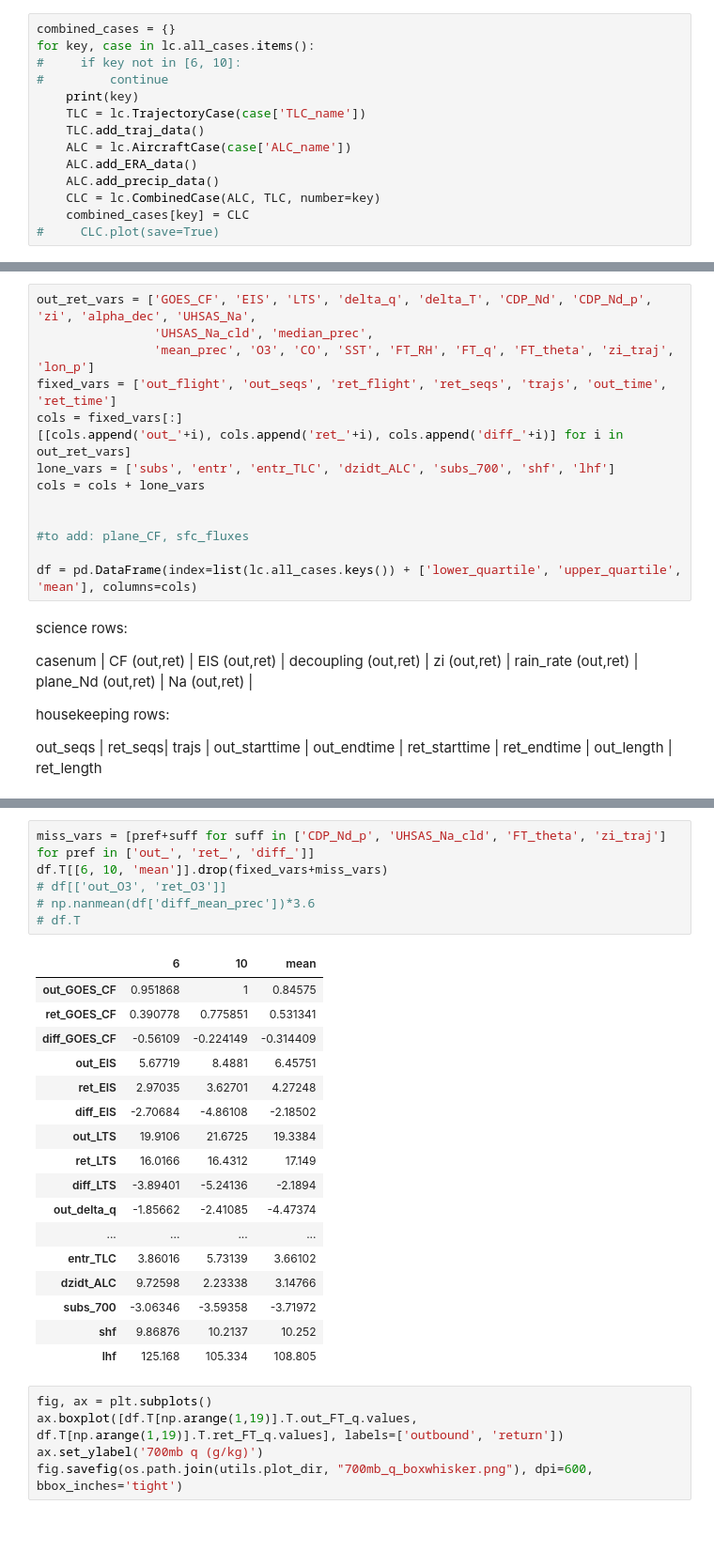
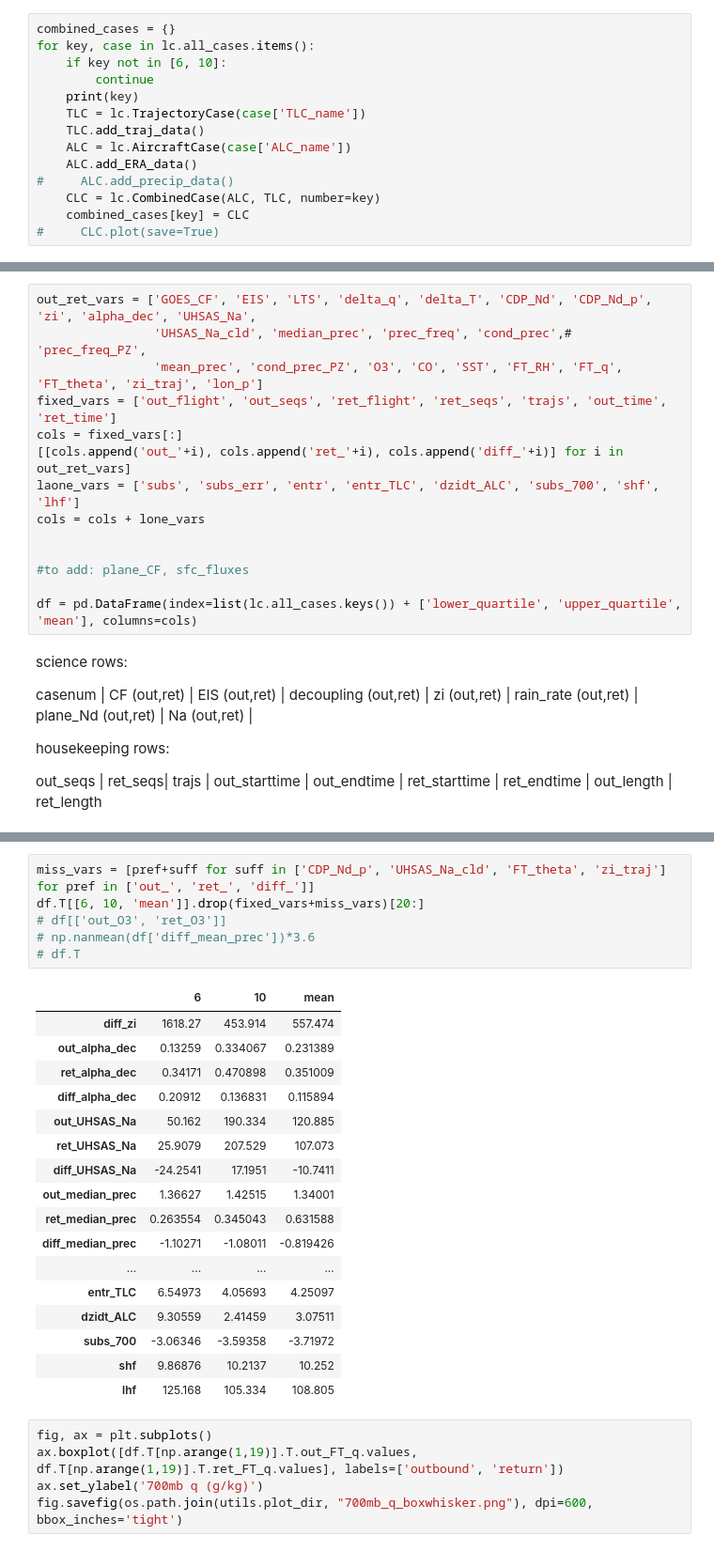
Before and after one commit to jkcm/lagrangian-cset, a Jupyter notebook: make_bigtable.ipynb, the cells around one changed output, grey strips where cells are left out. Shown at 94% size. Cells and saved outputs as stored; diff of their text form.

```diff
--- a/make_bigtable.ipynb
+++ b/make_bigtable.ipynb
@@ -21,14 +24,14 @@ The autoreload extension is already loaded. To reload it, use:
 # %%
 combined_cases = {}
 for key, case in lc.all_cases.items():
-#     if key not in [6, 10]:
-#         continue
+    if key not in [6, 10]:
+        continue
     print(key)
     TLC = lc.TrajectoryCase(case['TLC_name'])
     TLC.add_traj_data()
     ALC = lc.AircraftCase(case['ALC_name'])
     ALC.add_ERA_data()
-    ALC.add_precip_data()
+#     ALC.add_precip_data()
     CLC = lc.CombinedCase(ALC, TLC, number=key)
     combined_cases[key] = CLC
 #     CLC.plot(save=True)
@@ -74,12 +77,12 @@ dzidt_TLC = np.nanmean(dzi_vals)/(utils.as_datetime(df['ret_time'][num]) - utils
 #         zi_vals.append(np.nanmean(v[index]))
 # %%
 out_ret_vars = ['GOES_CF', 'EIS', 'LTS', 'delta_q', 'delta_T', 'CDP_Nd', 'CDP_Nd_p', 'zi', 'alpha_dec', 'UHSAS_Na',
-                'UHSAS_Na_cld', 'median_prec',
-                'mean_prec', 'O3', 'CO', 'SST', 'FT_RH', 'FT_q', 'FT_theta', 'zi_traj', 'lon_p']
+                'UHSAS_Na_cld', 'median_prec', 'prec_freq', 'cond_prec',# 'prec_freq_PZ',
+                'mean_prec', 'cond_prec_PZ', 'O3', 'CO', 'SST', 'FT_RH', 'FT_q', 'FT_theta', 'zi_traj', 'lon_p']
 fixed_vars = ['out_flight', 'out_seqs', 'ret_flight', 'ret_seqs', 'trajs', 'out_time', 'ret_time']
 cols = fixed_vars[:]
 [[cols.append('out_'+i), cols.append('ret_'+i), cols.append('diff_'+i)] for i in out_ret_vars]
-lone_vars = ['subs', 'entr', 'entr_TLC', 'dzidt_ALC', 'subs_700', 'shf', 'lhf']
+laone_vars = ['subs', 'subs_err', 'entr', 'entr_TLC', 'dzidt_ALC', 'subs_700', 'shf', 'lhf']
 cols = cols + lone_vars
 
 
@@ -292,25 +313,25 @@ out_FT_theta very big
 diff_FT_theta very small
 # %%
 miss_vars = [pref+suff for suff in ['CDP_Nd_p', 'UHSAS_Na_cld', 'FT_theta', 'zi_traj'] for pref in ['out_', 'ret_', 'diff_']]
-df.T[[6, 10, 'mean']].drop(fixed_vars+miss_vars)
+df.T[[6, 10, 'mean']].drop(fixed_vars+miss_vars)[20:]
 # df[['out_O3', 'ret_O3']]
 # np.nanmean(df['diff_mean_prec'])*3.6
 # df.T
 # %% [output]
 |  | 6 | 10 | mean |
-| out_GOES_CF | 0.951868 | 1 | 0.84575 |
-| ret_GOES_CF | 0.390778 | 0.775851 | 0.531341 |
-| diff_GOES_CF | -0.56109 | -0.224149 | -0.314409 |
-| out_EIS | 5.67719 | 8.4881 | 6.45751 |
-| ret_EIS | 2.97035 | 3.62701 | 4.27248 |
-| diff_EIS | -2.70684 | -4.86108 | -2.18502 |
-| out_LTS | 19.9106 | 21.6725 | 19.3384 |
-| ret_LTS | 16.0166 | 16.4312 | 17.149 |
-| diff_LTS | -3.89401 | -5.24136 | -2.1894 |
-| out_delta_q | -1.85662 | -2.41085 | -4.47374 |
+| diff_zi | 1618.27 | 453.914 | 557.474 |
+| out_alpha_dec | 0.13259 | 0.334067 | 0.231389 |
+| ret_alpha_dec | 0.34171 | 0.470898 | 0.351009 |
+| diff_alpha_dec | 0.20912 | 0.136831 | 0.115894 |
+| out_UHSAS_Na | 50.162 | 190.334 | 120.885 |
+| ret_UHSAS_Na | 25.9079 | 207.529 | 107.073 |
+| diff_UHSAS_Na | -24.2541 | 17.1951 | -10.7411 |
+| out_median_prec | 1.36627 | 1.42515 | 1.34001 |
+| ret_median_prec | 0.263554 | 0.345043 | 0.631588 |
+| diff_median_prec | -1.10271 | -1.08011 | -0.819426 |
 | ... | ... | ... | ... |
-| entr_TLC | 3.86016 | 5.73139 | 3.66102 |
-| dzidt_ALC | 9.72598 | 2.23338 | 3.14766 |
+| entr_TLC | 6.54973 | 4.05693 | 4.25097 |
+| dzidt_ALC | 9.30559 | 2.41459 | 3.07511 |
 | subs_700 | -3.06346 | -3.59358 | -3.71972 |
 | shf | 9.86876 | 10.2137 | 10.252 |
 | lhf | 125.168 | 105.334 | 108.805 |
```
Also changed, not shown: parts of 41 cells of this notebook, 16 other files.
